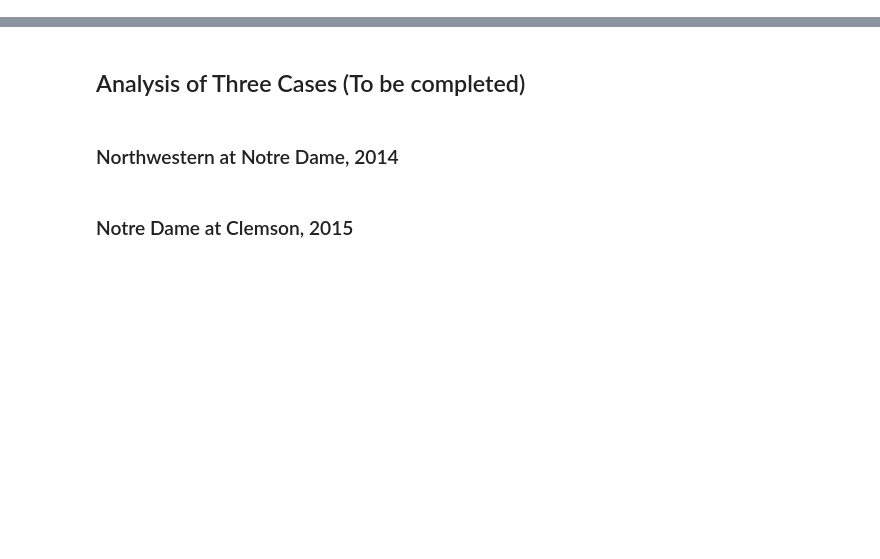
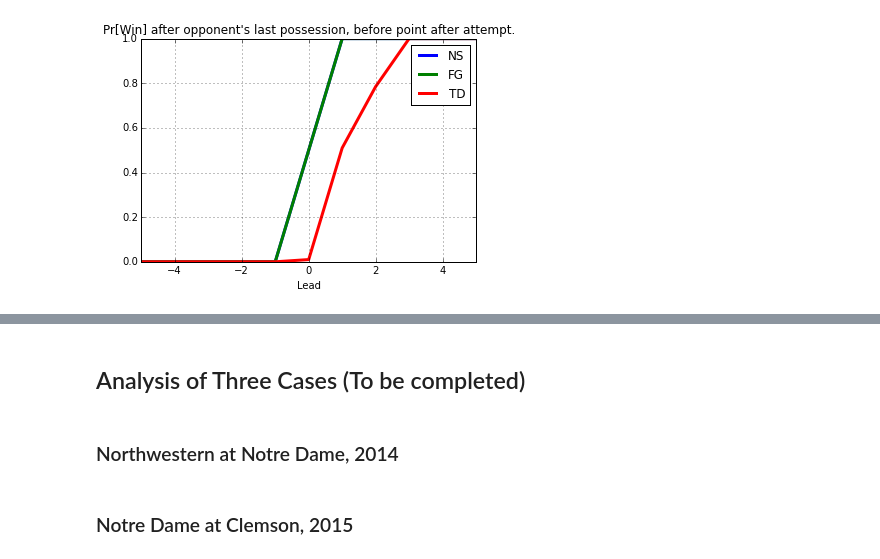
Before and after one commit to jckantor/CBE40455, a Jupyter notebook: notebooks/Points after Touchdown Decision.ipynb, the cells around one changed output, grey strips where cells are left out. Saved outputs shown, nothing was run; the diff lists cells and outputs as text; code cells hidden in the pictures; blank space fills up the shorter version.

```diff
--- a/notebooks/Points after Touchdown Decision.ipynb
+++ b/notebooks/Points after Touchdown Decision.ipynb
@@ -234,0 +74,10 @@ Lead
+# %%
+# probabilities
+p = dict()
+
+p['FG'] = 0.12   # possession results in field goal
+p['TD'] = 0.20   # possession results in touchdown
+p['NS'] = 1.0 - p['FG'] - p['TD']  # possession results in no score
+
+p['XP'] = 0.98   # extra point kick is successful
+p['2P'] = 0.43   # two point attempt is successful
@@ -234,0 +90,2 @@ Lead
+# %%
+W['TD',0,0] = 0.5*(1.0 - p['XP'])
@@ -234,0 +94,2 @@ Lead
+# %%
+W['TD',1,0] = 1.0 - p['XP']/2.0
@@ -234,0 +98,2 @@ Lead
+# %%
+W['TD',2,0] = 1.0 - p['2P']/2.0
@@ -234,0 +104,13 @@ Lead
+# %%
+plt.hold(True)
+W['NS',:,0].plot(lw=3)
+W['FG',:,0].plot(lw=3)
+W['TD',:,0].plot(lw=3)
+plt.hold(False)
+plt.xlim(-5,5)
+plt.legend(S)
+plt.title("Pr[Win] after opponent's last possession, before point after attempt.")
+plt.xlabel('Lead')
+plt.grid()
+# %% [output]
+[figure, added]
```
Also changed, not shown: parts of 38 cells of this notebook.
